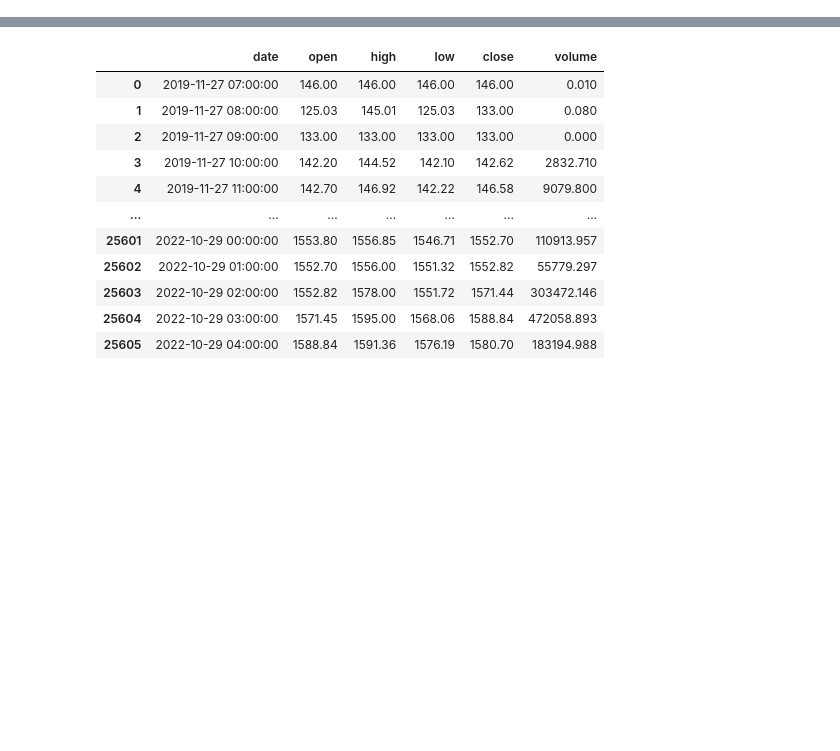
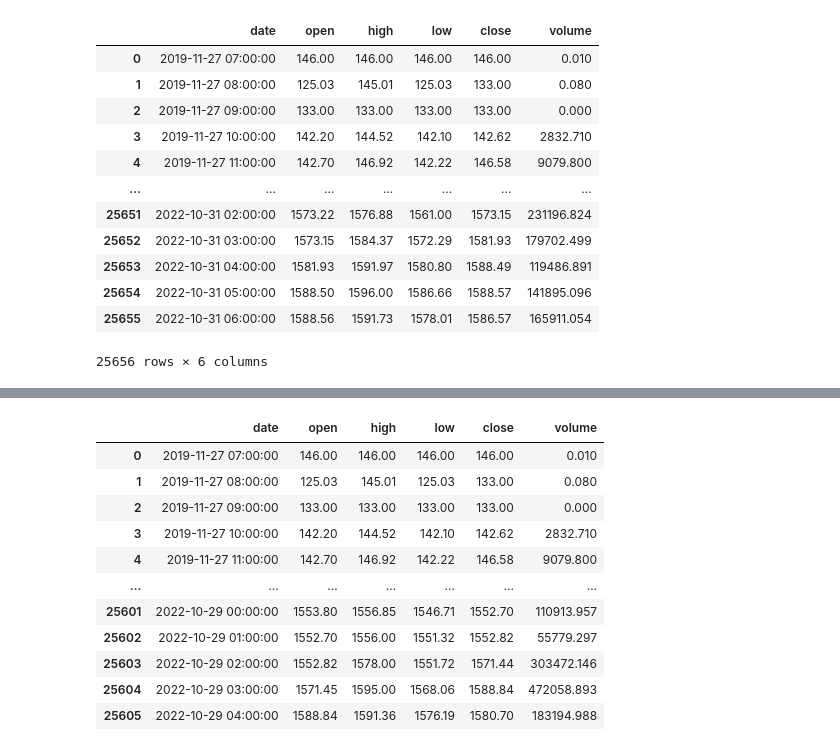
Before and after one commit to The0ps/handson-ml3, a Jupyter notebook: booknote.ipynb, the cells around one changed output, grey strips where cells are left out. Saved outputs shown, nothing was run; the diff lists cells and outputs as text; code cells hidden in the pictures; blank space fills up the shorter version.

```diff
--- a/booknote.ipynb
+++ b/booknote.ipynb
@@ -11,6 +11,22 @@ from technical import qtpylib
 df_1h = pd.read_json('/bali/freqtrade/user_data/data/binance/futures/ETH_USDT-1h-futures.json')
 df_1h.columns = ['date', 'open', 'high', 'low', 'close', 'volume']
 df_1h['date'] = df_1h.date.apply(lambda x: pd.to_datetime(x, unit='ms'))
+# %%
+df_1h
+# %% [output]
+|  | date | open | high | low | close | volume |
+| 0 | 2019-11-27 07:00:00 | 146.00 | 146.00 | 146.00 | 146.00 | 0.010 |
+| 1 | 2019-11-27 08:00:00 | 125.03 | 145.01 | 125.03 | 133.00 | 0.080 |
+| 2 | 2019-11-27 09:00:00 | 133.00 | 133.00 | 133.00 | 133.00 | 0.000 |
+| 3 | 2019-11-27 10:00:00 | 142.20 | 144.52 | 142.10 | 142.62 | 2832.710 |
+| 4 | 2019-11-27 11:00:00 | 142.70 | 146.92 | 142.22 | 146.58 | 9079.800 |
+| ... | ... | ... | ... | ... | ... | ... |
+| 25651 | 2022-10-31 02:00:00 | 1573.22 | 1576.88 | 1561.00 | 1573.15 | 231196.824 |
+| 25652 | 2022-10-31 03:00:00 | 1573.15 | 1584.37 | 1572.29 | 1581.93 | 179702.499 |
+| 25653 | 2022-10-31 04:00:00 | 1581.93 | 1591.97 | 1580.80 | 1588.49 | 119486.891 |
+| 25654 | 2022-10-31 05:00:00 | 1588.50 | 1596.00 | 1586.66 | 1588.57 | 141895.096 |
+| 25655 | 2022-10-31 06:00:00 | 1588.56 | 1591.73 | 1578.01 | 1586.57 | 165911.054 |
+25656 rows × 6 columns
 # %%
 df_15m = pd.read_json('/bali/freqtrade/user_data/data/binance/futures/ETH_USDT-15m-futures.json')
 df_15m.columns = ['date', 'open', 'high', 'low', 'close', 'volume']
```
Also changed, not shown: parts of 9 cells of this notebook, 1 other file.
